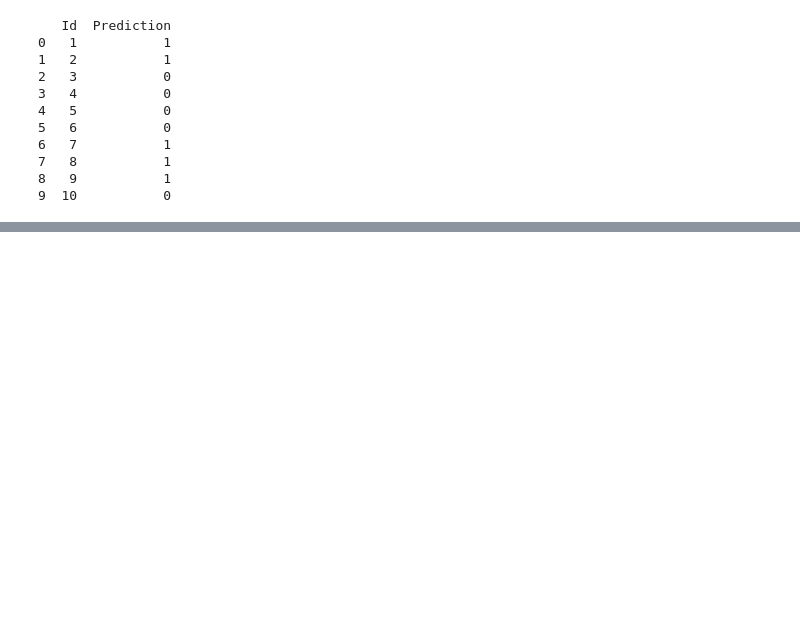
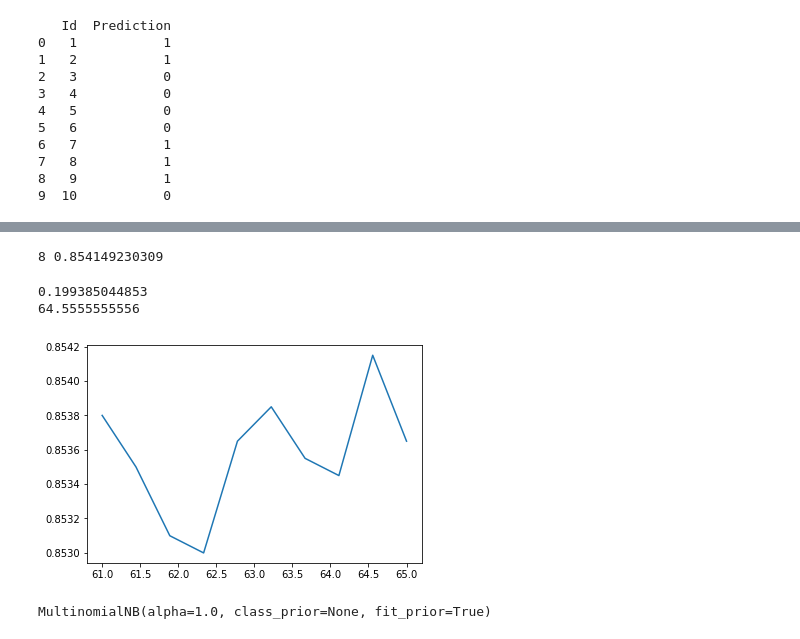
Before and after one commit to bhoscheit/CS-155-Miniproject-1, a Jupyter notebook: EDA.ipynb, the cells around one changed output, grey strips where cells are left out. Saved outputs shown, nothing was run; the diff lists cells and outputs as text; code cells hidden in the pictures; blank space fills up the shorter version.

```diff
--- a/EDA.ipynb
+++ b/EDA.ipynb
@@ -2849,0 +2852,5 @@ submission.to_csv('submission_majority_stack_2svm__logreg_rfo_NN.csv', index=Fal
+# %%
+# Normalize data
+x_train_s, x_val, y_train_s, y_val = train_test_split(x_train_top, y_train, test_size=0.2, random_state=42)
+x_train_s_norm = preprocessing.normalize(x_train_s, norm='l2')
+x_val_norm = preprocessing.normalize(x_val, norm='l2')
@@ -2849,0 +3276,36 @@ submission.to_csv('submission_majority_stack_2svm__logreg_rfo_NN.csv', index=Fal
+# %%
+# Eric Final (whole training set)
+
+from sklearn.naive_bayes import MultinomialNB
+# from sklearn.feature_extraction.text import TfidfTransformer
+from sklearn.model_selection import cross_val_score
+
+label_weights = pd.read_csv("./Logistic_L1_weights_229.txt", delimiter="\t")
+
+nhypers = 10
+Qs = np.linspace(61, 65, nhypers) # 0.1% of 1000 is 1
+whichweights = np.zeros((nhypers, x_train.shape[1]))
+abs_weights = np.absolute(label_weights.weights)
+for i, Q in enumerate(Qs):
+    cutoff = np.percentile(a=abs_weights, q=Q)
+    whichweights[i, :] = np.greater_equal(abs_weights, cutoff)
+
+percentiles = [np.percentile(a=np.absolute(label_weights.weights), q=Q) for Q in Qs]
+# %%
+val_scores, mean_val_scores, hyper_best_i, models = NBayesCrossVal(whichweights, x_train, y_train, 1, 5, 'multinomial')
+# %% [output]
+8 0.854149230309
+# %%
+print(percentiles[hyper_best_i])
+print(Qs[hyper_best_i])
+plt.plot(Qs, mean_val_scores)
+plt.show()
+bestweights = whichweights[hyper_best_i, :] #models[33] # No, all the models are the same!
+bestmodel = models[0] # All the models are the same!
+bestmatrix = x_train[:, bestweights.astype('bool')]
+bestmodel.fit(bestmatrix, y_train)
+# %% [output]
+0.199385044853
+64.5555555556
+[figure, added]
+MultinomialNB(alpha=1.0, class_prior=None, fit_prior=True)
```
Also changed, not shown: parts of 34 cells of this notebook.
